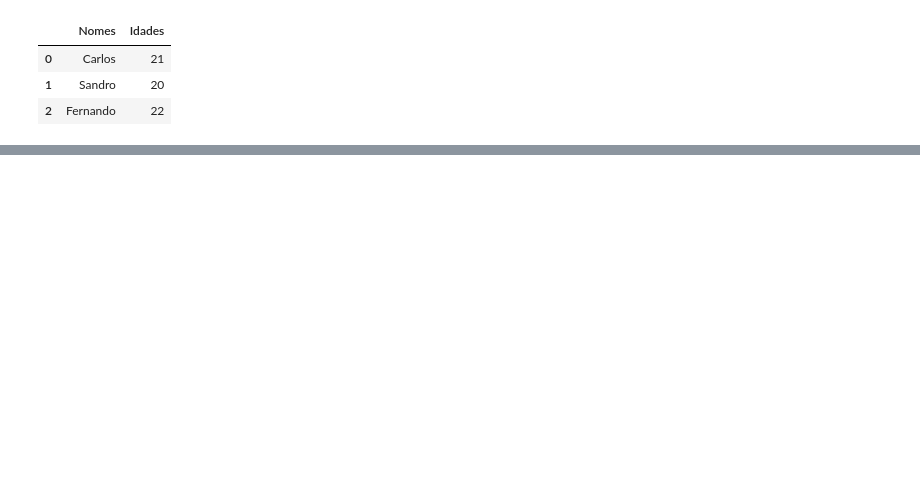
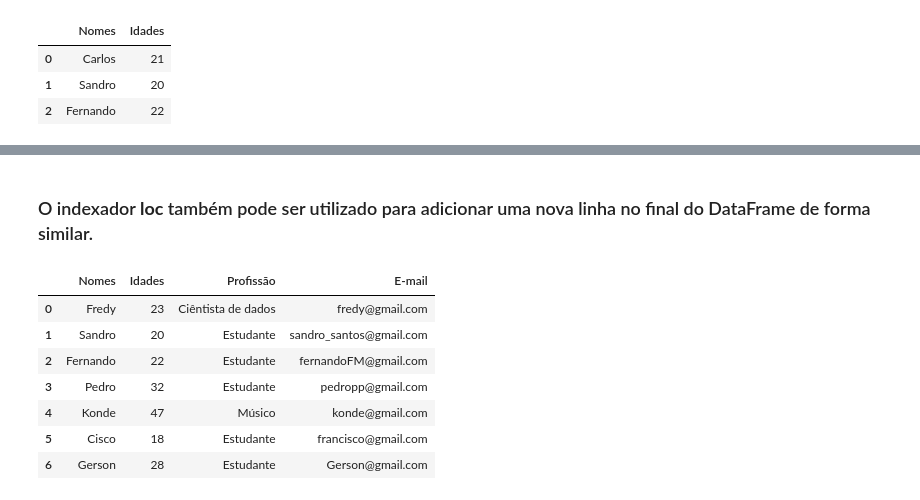
Before and after one commit to kingsonPaxe/Pandas-essencial-, a Jupyter notebook: Aula 05 - Manipulação de dados.ipynb, the cells around one changed output, grey strips where cells are left out. Cells and saved outputs as stored; diff of their text form; code cells hidden in the pictures; blank space fills up the shorter version.

```diff
--- a/Aula 05 - Manipulação de dados.ipynb
+++ b/Aula 05 - Manipulação de dados.ipynb
@@ -18,0 +125,6 @@ novo_df
+# %%
+## Com loc
+
+## Tarefa: Alterar o email do pedro, está mal escrito.
+df_2.loc[3,"E-mail"] = "pedropp@gmail.com"
+df_2
@@ -18,0 +139,6 @@ novo_df
+# %%
+## Com iloc
+
+## Tarfa: Mudar o nome do Francisco para Cisco
+df_2.iloc[5,0] = "Cisco"
+df_2
@@ -18,0 +155,6 @@ novo_df
+# %%
+## Com loc
+## Tarefa: Mudar a linha 0 onde estava todos as informações do Carlos e inserir as informações do Fredy
+
+df_2.loc[0] = ["Fredy", 23, "Ciêntista de dados", "fredy@gmail.com"]
+df_2
@@ -18,0 +169,6 @@ novo_df
+# %%
+## Com iloc
+## Tarefa: Mudar a linha 4 onde estava todos as informações do Jeovani e inserir as informações do Konde
+
+df_2.iloc[4] = ["Konde", 47, "Músico", "konde@gmail.com"]
+df_2
@@ -18,0 +183,14 @@ novo_df
+# %% [markdown]
+### O indexador **loc** também pode ser utilizado para adicionar uma nova linha no final do DataFrame de forma similar.
+# %%
+df_2.loc[6] = ["Gerson", 28, "Estudante", "Gerson@gmail.com"]
+df_2
+# %% [output]
+|  | Nomes | Idades | Profissão | E-mail |
+| 0 | Fredy | 23 | Ciêntista de dados | fredy@gmail.com |
+| 1 | Sandro | 20 | Estudante | sandro_santos@gmail.com |
+| 2 | Fernando | 22 | Estudante | fernandoFM@gmail.com |
+| 3 | Pedro | 32 | Estudante | pedropp@gmail.com |
+| 4 | Konde | 47 | Músico | konde@gmail.com |
+| 5 | Cisco | 18 | Estudante | francisco@gmail.com |
+| 6 | Gerson | 28 | Estudante | Gerson@gmail.com |
```
Also changed, not shown: parts of 29 cells of this notebook, 2 other files.
